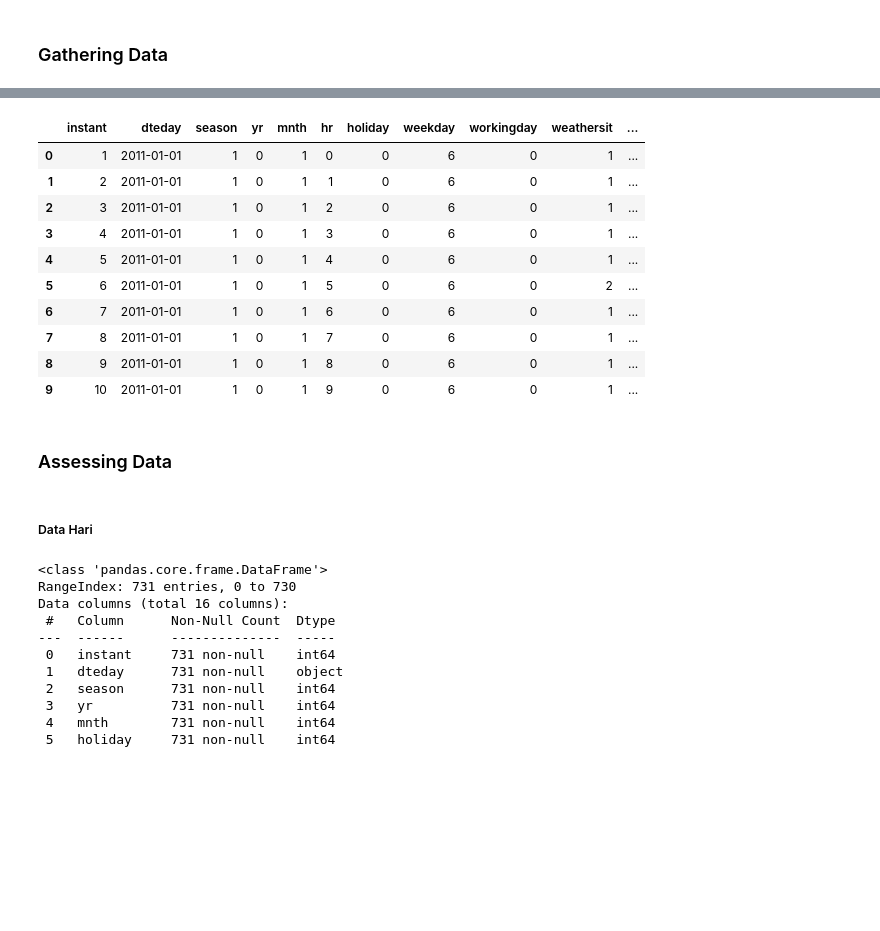
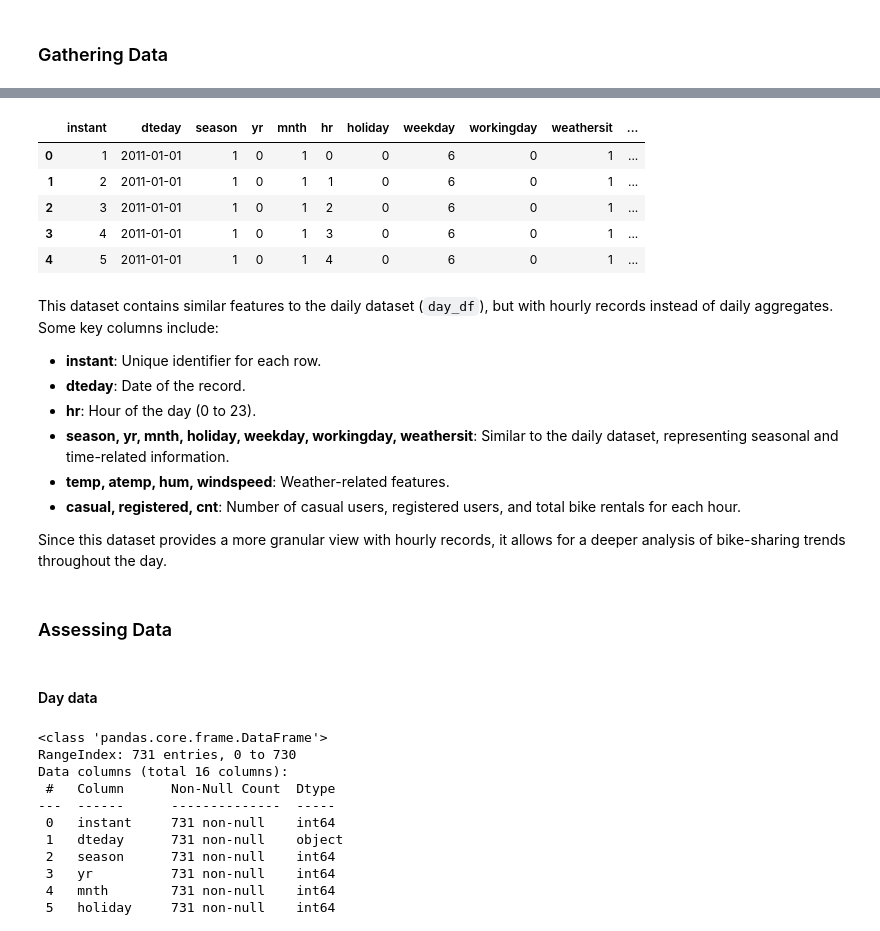
Before and after one commit to muchammadwr/Bike-Sharing-Analytics, a Jupyter notebook: notebook.ipynb, the cells around one changed output, grey strips where cells are left out. Cells and saved outputs as stored; diff of their text form; code cells hidden in the pictures; blank space fills up the shorter version.

Commit message:
Assesing Data

```diff
--- a/notebook.ipynb
+++ b/notebook.ipynb
@@ -46,23 +63,28 @@ day_df.head(10)
 # %%
 # Load hour data
 hour_df = pd.read_csv('./data/hour.csv')
-hour_df.head(10)
+hour_df.head()
 # %% [output]
 |  | instant | dteday | season | yr | mnth | hr | holiday | weekday | workingday | weathersit | ... |
 | 0 | 1 | 2011-01-01 | 1 | 0 | 1 | 0 | 0 | 6 | 0 | 1 | ... |
 | 1 | 2 | 2011-01-01 | 1 | 0 | 1 | 1 | 0 | 6 | 0 | 1 | ... |
 | 2 | 3 | 2011-01-01 | 1 | 0 | 1 | 2 | 0 | 6 | 0 | 1 | ... |
 | 3 | 4 | 2011-01-01 | 1 | 0 | 1 | 3 | 0 | 6 | 0 | 1 | ... |
 | 4 | 5 | 2011-01-01 | 1 | 0 | 1 | 4 | 0 | 6 | 0 | 1 | ... |
-| 5 | 6 | 2011-01-01 | 1 | 0 | 1 | 5 | 0 | 6 | 0 | 2 | ... |
-| 6 | 7 | 2011-01-01 | 1 | 0 | 1 | 6 | 0 | 6 | 0 | 1 | ... |
-| 7 | 8 | 2011-01-01 | 1 | 0 | 1 | 7 | 0 | 6 | 0 | 1 | ... |
-| 8 | 9 | 2011-01-01 | 1 | 0 | 1 | 8 | 0 | 6 | 0 | 1 | ... |
-| 9 | 10 | 2011-01-01 | 1 | 0 | 1 | 9 | 0 | 6 | 0 | 1 | ... |
+# %% [markdown]
+ This dataset contains similar features to the daily dataset (`day_df`), but with hourly records instead of daily aggregates. Some key columns include:
+- **instant**: Unique identifier for each row.
+- **dteday**: Date of the record.
+- **hr**: Hour of the day (0 to 23).
+- **season, yr, mnth, holiday, weekday, workingday, weathersit**: Similar to the daily dataset, representing seasonal and time-related information.
+- **temp, atemp, hum, windspeed**: Weather-related features.
+- **casual, registered, cnt**: Number of casual users, registered users, and total bike rentals for each hour.
+
+Since this dataset provides a more granular view with hourly records, it allows for a deeper analysis of bike-sharing trends throughout the day.
 # %% [markdown]
 ### Assessing Data
-# %% [markdown]
-##### Data Hari
+# %% [markdown]
+#### Day data
 # %%
 # Day data information
 day_df.info()
```
Also changed, not shown: parts of 30 cells of this notebook, 1 other file.
